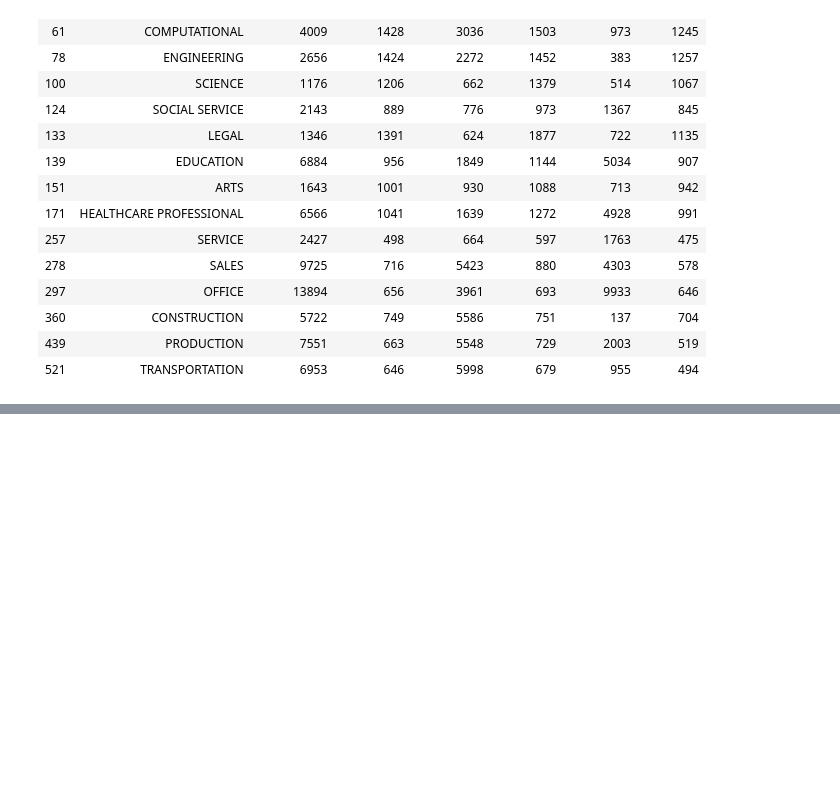
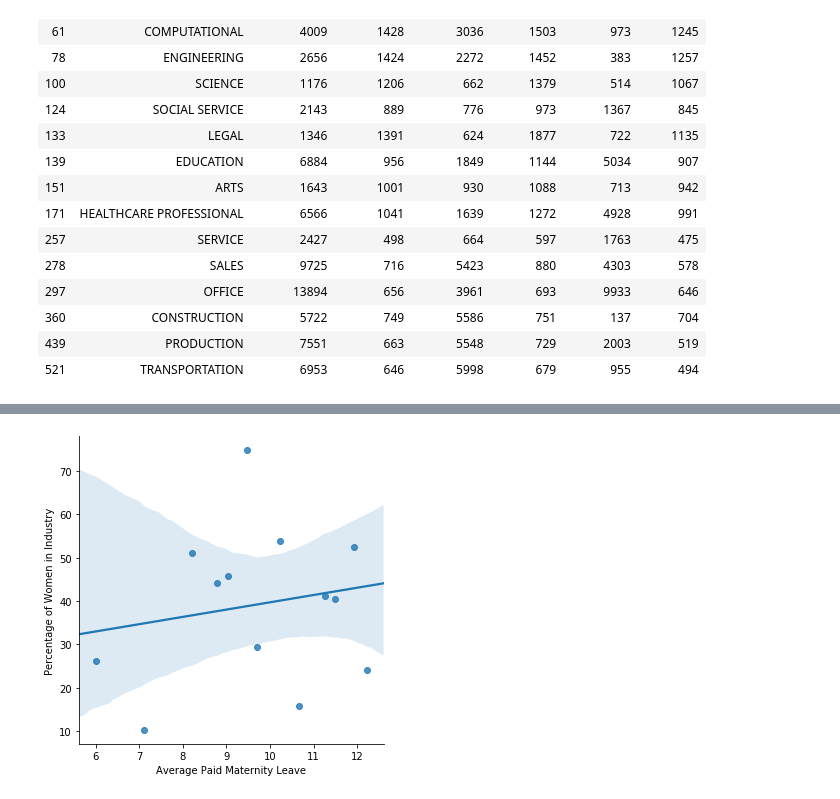
Before and after one commit to anjaliramesh42243/An-Exploratory-Data-Analysis-of-Women-in-the-Workforce, a Jupyter notebook: MaternityLeave.ipynb, the cells around one changed output, grey strips where cells are left out. Cells and saved outputs as stored; diff of their text form; code cells hidden in the pictures; blank space fills up the shorter version.

```diff
--- a/MaternityLeave.ipynb
+++ b/MaternityLeave.ipynb
@@ -169,0 +384,5 @@ df_job_cat
+# %%
+g3 = sns.lmplot(x='Average Paid Maternity Leave',y='Women',data=df_industry_leave,fit_reg=True)
+g3 = (g3.set_axis_labels("Average Paid Maternity Leave", "Percentage of Women in Industry"))
+# %% [output]
+[figure, added]
```
Also changed, not shown: parts of 39 cells of this notebook, 2 other files.
